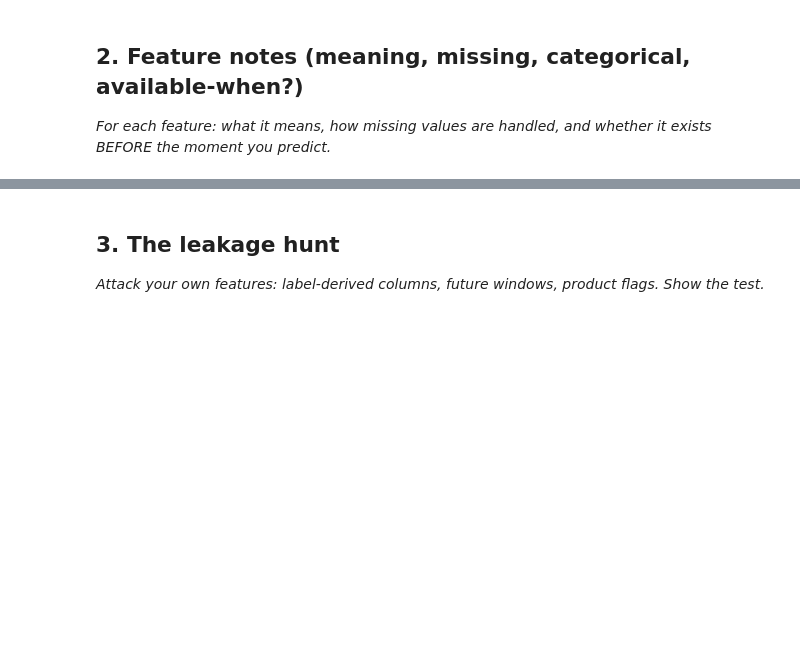
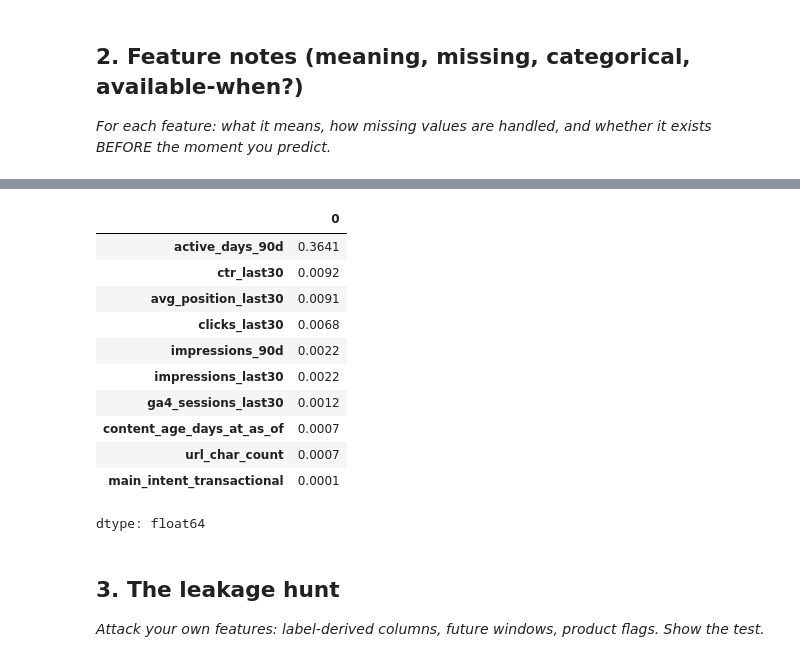
Before and after one commit to ritashreemukherjee123/Project-1-Applied-Search-Intelligence-Google-Search-Ranking-Discoverability.-, a Jupyter notebook: work/w03_feature_leakage_check.ipynb, the cells around one changed output, grey strips where cells are left out. Saved outputs shown, nothing was run; the diff lists cells and outputs as text; code cells hidden in the pictures; blank space fills up the shorter version.

```diff
--- a/work/w03_feature_leakage_check.ipynb
+++ b/work/w03_feature_leakage_check.ipynb
@@ -340,6 +340,49 @@ display(feature_notes)
 | 6 | search_volume / competition / cpc... | keyword & content metadata from d... | has_<col> flag captures 'no keywo... | False | True | NaN |
 | 7 | content_type / competition_level ... | categorical content/keyword metad... | explicit UNKNOWN_* sentinel categ... | True | True | NaN |
 | 8 | content_age_days_at_as_of | as_of_date minus content_created_... | has_content_created_date flag; -1... | False | True | legal by construction -- the WHER... |
+# %%
+##Permutation importance
+import numpy as np
+import pandas as pd
+from sklearn.model_selection import GroupKFold
+from sklearn.ensemble import RandomForestClassifier
+from sklearn.inspection import permutation_importance
+
+# Map to the existing workspace variables
+Xs = X_with_leak.drop(columns=["clicks_future30"])
+ys = y
+g_client_s = groups
+
+def _rf():
+    return RandomForestClassifier(n_estimators=100, random_state=0, n_jobs=-1)
+
+# Sample a subset for performance if needed
+sample_idx = Xs.sample(frac=0.1, random_state=0).index
+Xs_sub = Xs.loc[sample_idx].reset_index(drop=True)
+ys_sub = ys.loc[sample_idx].reset_index(drop=True)
+g_sub = g_client_s.loc[sample_idx].reset_index(drop=True)
+
+imps = []
+for tr, te in GroupKFold(5).split(Xs_sub, ys_sub, g_sub):
+    m = _rf().fit(Xs_sub.iloc[tr], ys_sub.iloc[tr])
+    r = permutation_importance(m, Xs_sub.iloc[te], ys_sub.iloc[te], scoring="roc_auc", n_repeats=3, random_state=0, n_jobs=-1)
+    imps.append(r.importances_mean)
+
+imp = pd.Series(np.mean(imps, axis=0), index=Xs_sub.columns).sort_values(ascending=False)
+display(imp.head(10).round(4))
+# %% [output]
+|  | 0 |
+| active_days_90d | 0.3641 |
+| ctr_last30 | 0.0092 |
+| avg_position_last30 | 0.0091 |
+| clicks_last30 | 0.0068 |
+| impressions_90d | 0.0022 |
+| impressions_last30 | 0.0022 |
+| ga4_sessions_last30 | 0.0012 |
+| content_age_days_at_as_of | 0.0007 |
+| url_char_count | 0.0007 |
+| main_intent_transactional | 0.0001 |
+dtype: float64
 # %% [markdown]
 ## 3. The leakage hunt
 
```
Also changed, not shown: parts of 4 cells of this notebook.
